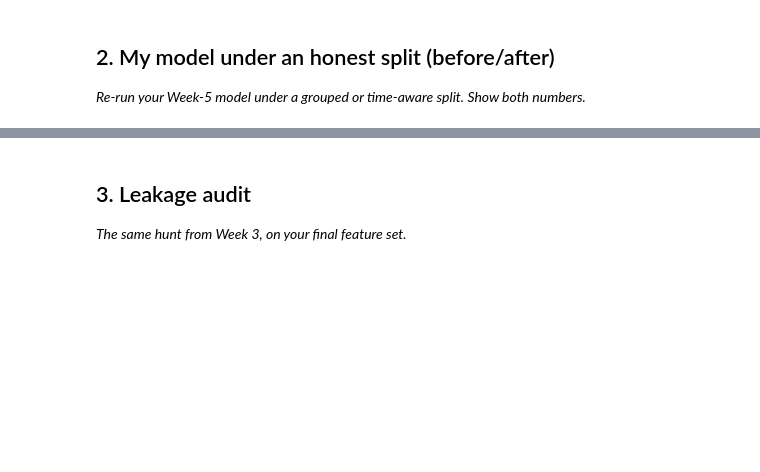
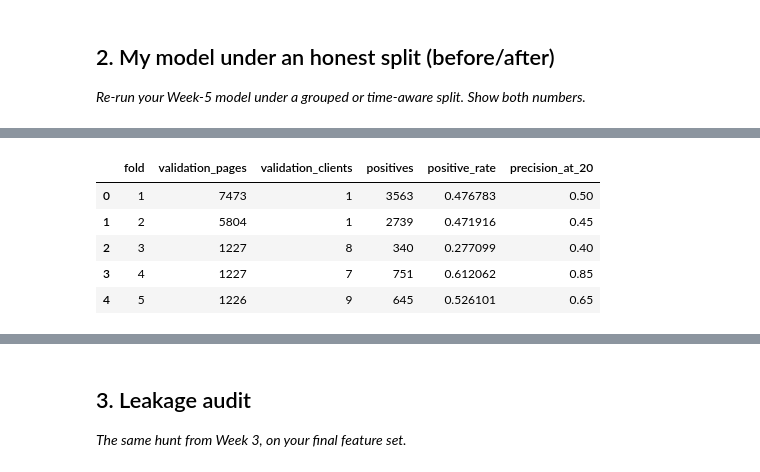
Before and after one commit to rasheed-hammad/machine-learning-starter, a Jupyter notebook: work/notebooks/w06_validation_audit.ipynb, the cells around one changed output, grey strips where cells are left out. Drawn from its saved outputs; the diff is of its cells as text; code cells hidden in the pictures; blank space fills up the shorter version.

```diff
--- a/work/notebooks/w06_validation_audit.ipynb
+++ b/work/notebooks/w06_validation_audit.ipynb
@@ -22,0 +250,13 @@ This skeleton is yours to fill. Work the sections **in order** — each one has
+# %%
+# Purpose: load content metadata so we can apply the same
+# eligibility rules and construct the staleness feature.
+
+content = con.execute(f"""
+    SELECT *
+    FROM read_parquet('{content_local}')
+""").fetchdf()
+
+print("Content metadata rows:", len(content))
+
+print("\nMetadata columns:")
+print(content.columns.tolist())
@@ -22,0 +787,69 @@ This skeleton is yours to fill. Work the sections **in order** — each one has
+# %%
+# Purpose: train the Random Forest separately on each client-grouped fold
+# and calculate Precision@20 on clients the model did not see during training.
+
+import pandas as pd
+
+fold_results = []
+
+for fold_number in sorted(model_ready_audited["cv_fold"].unique()):
+
+    # Split the data by the preassigned client-level fold.
+    train_fold = model_ready_audited[
+        model_ready_audited["cv_fold"] != fold_number
+    ].copy()
+
+    validation_fold = model_ready_audited[
+        model_ready_audited["cv_fold"] == fold_number
+    ].copy()
+
+    # Separate model inputs and target labels.
+    X_train = train_fold[feature_columns]
+    y_train = train_fold[target_column]
+
+    X_validation = validation_fold[feature_columns]
+    y_validation = validation_fold[target_column]
+
+    # Train the model only on the training clients.
+    rf_pipeline.fit(X_train, y_train)
+
+    # Get the probability that each validation page is declining.
+    validation_probabilities = rf_pipeline.predict_proba(
+        X_validation
+    )[:, 1]
+
+    # Add the predicted probabilities to the validation data.
+    validation_results = validation_fold[
+        ["client_hash_id", "content_hash_id", target_column]
+    ].copy()
+
+    validation_results["predicted_probability"] = validation_probabilities
+
+    # Rank pages from highest to lowest predicted decline probability.
+    validation_results = validation_results.sort_values(
+        "predicted_probability",
+        ascending=False
+    )
+
+    # Take the top 20 pages recommended for review.
+    top_20 = validation_results.head(20)
+
+    # Calculate Precision@20.
+    precision_at_20 = top_20[target_column].mean()
+
+    # Store the fold-level result.
+    fold_results.append({
+        "fold": fold_number,
+        "validation_pages": len(validation_results),
+        "validation_clients": validation_results["client_hash_id"].nunique(),
+        "positives": validation_results[target_column].sum(),
+        "positive_rate": validation_results[target_column].mean(),
+        "precision_at_20": precision_at_20
+    })
+
+# Convert all fold results into a table.
+fold_results_df = pd.DataFrame(fold_results)
+
+print("Client-grouped Random Forest results:")
+display(fold_results_df)
+# %% [output]
@@ -22,0 +857,6 @@ This skeleton is yours to fill. Work the sections **in order** — each one has
+|  | fold | validation_pages | validation_clients | positives | positive_rate | precision_at_20 |
+| 0 | 1 | 7473 | 1 | 3563 | 0.476783 | 0.50 |
+| 1 | 2 | 5804 | 1 | 2739 | 0.471916 | 0.45 |
+| 2 | 3 | 1227 | 8 | 340 | 0.277099 | 0.40 |
+| 3 | 4 | 1227 | 7 | 751 | 0.612062 | 0.85 |
+| 4 | 5 | 1226 | 9 | 645 | 0.526101 | 0.65 |
```
Also changed, not shown: parts of 45 cells of this notebook.
